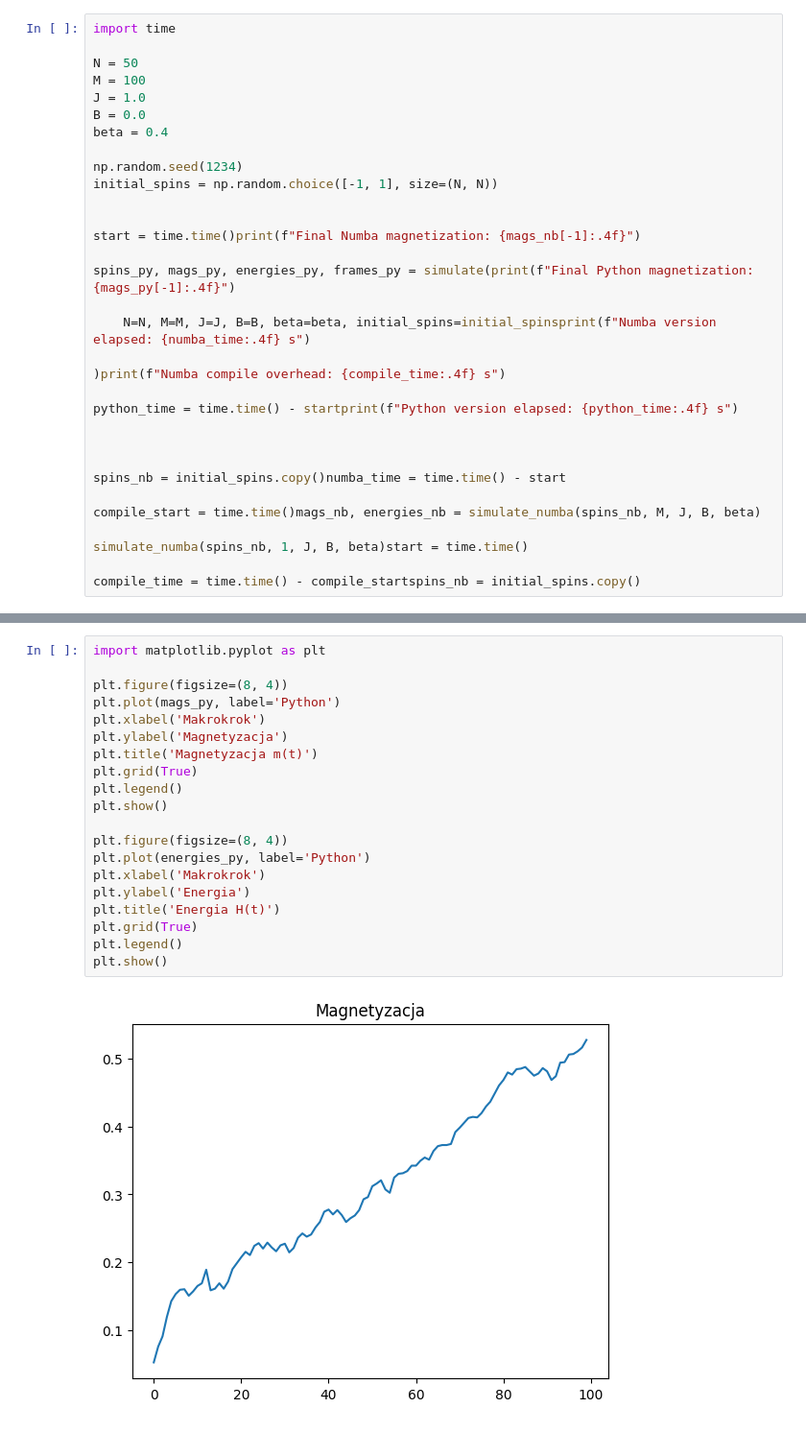
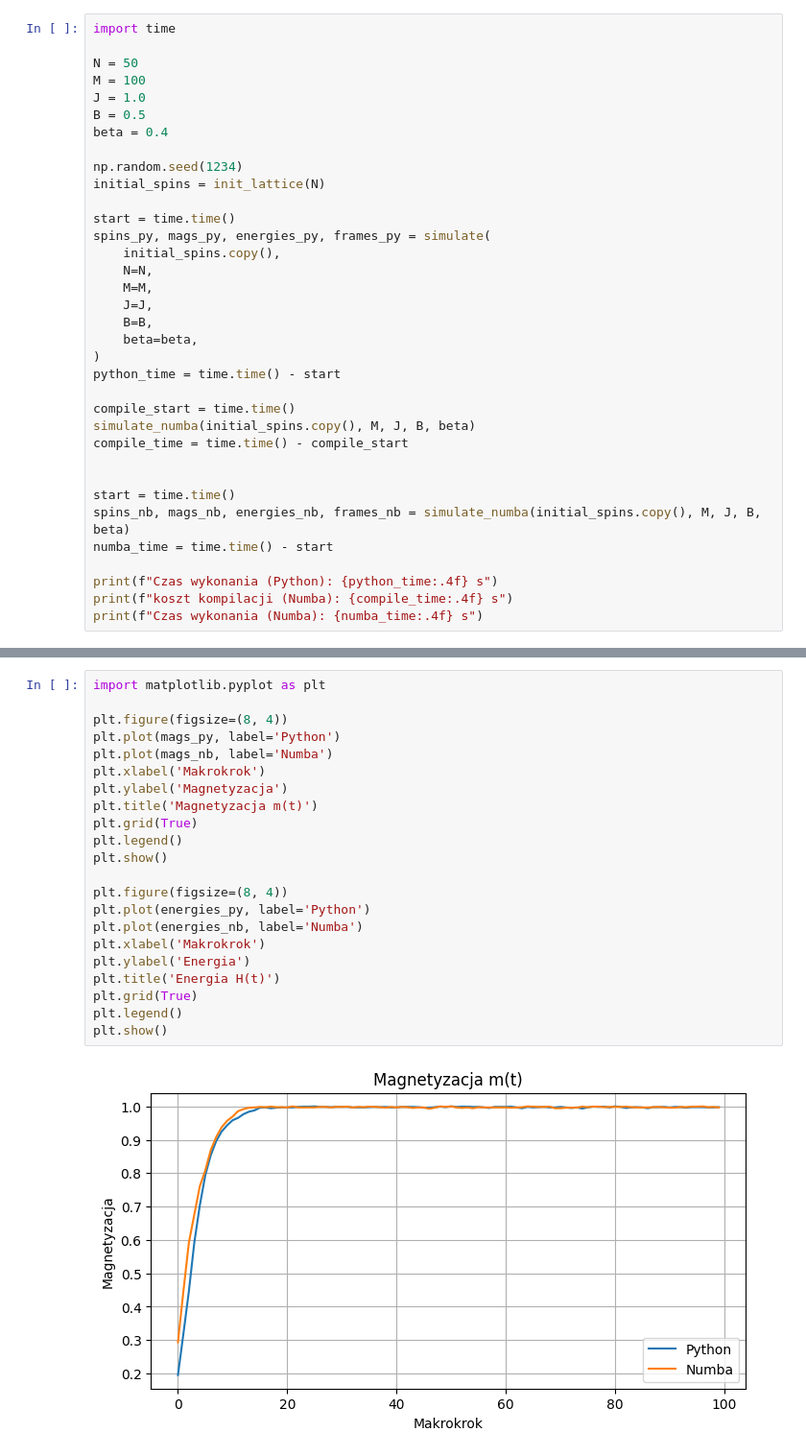
Before and after one commit to Anna01197/podejscie3, a Jupyter notebook: zadanie3.ipynb, the cells around one changed output, grey strips where cells are left out. Shown at 96% size. Drawn from its saved outputs; the diff is of its cells as text.

```diff
--- a/zadanie3.ipynb
+++ b/zadanie3.ipynb
@@ -146,30 +136,33 @@ import time
 N = 50
 M = 100
 J = 1.0
-B = 0.0
+B = 0.5
 beta = 0.4
 
 np.random.seed(1234)
-initial_spins = np.random.choice([-1, 1], size=(N, N))
+initial_spins = init_lattice(N)
+
+start = time.time()
+spins_py, mags_py, energies_py, frames_py = simulate(
+    initial_spins.copy(),
+    N=N,
+    M=M,
+    J=J,
+    B=B,
+    beta=beta,
+)
+python_time = time.time() - start
+
+compile_start = time.time()
+simulate_numba(initial_spins.copy(), M, J, B, beta)
+compile_time = time.time() - compile_start
 
 
-start = time.time()print(f"Final Numba magnetization: {mags_nb[-1]:.4f}")
+start = time.time()
+spins_nb, mags_nb, energies_nb, frames_nb = simulate_numba(initial_spins.copy(), M, J, B, beta)
+numba_time = time.time() - start
 
-spins_py, mags_py, energies_py, frames_py = simulate(print(f"Final Python magnetization: {mags_py[-1]:.4f}")
-
-    N=N, M=M, J=J, B=B, beta=beta, initial_spins=initial_spinsprint(f"Numba version elapsed: {numba_time:.4f} s")
-
-)print(f"Numba compile overhead: {compile_time:.4f} s")
-
-python_time = time.time() - startprint(f"Python version elapsed: {python_time:.4f} s")
-
-
-
-spins_nb = initial_spins.copy()numba_time = time.time() - start
-
-compile_start = time.time()mags_nb, energies_nb = simulate_numba(spins_nb, M, J, B, beta)
-
-simulate_numba(spins_nb, 1, J, B, beta)start = time.time()
-
-compile_time = time.time() - compile_startspins_nb = initial_spins.copy()
+print(f"Czas wykonania (Python): {python_time:.4f} s")
+print(f"koszt kompilacji (Numba): {compile_time:.4f} s")
+print(f"Czas wykonania (Numba): {numba_time:.4f} s")
 # %% [output]
@@ -178,22 +189,24 @@ Numba: 0.015542030334472656
 # %%
 import matplotlib.pyplot as plt
 
 plt.figure(figsize=(8, 4))
 plt.plot(mags_py, label='Python')
+plt.plot(mags_nb, label='Numba')
 plt.xlabel('Makrokrok')
 plt.ylabel('Magnetyzacja')
 plt.title('Magnetyzacja m(t)')
 plt.grid(True)
 plt.legend()
 plt.show()
 
 plt.figure(figsize=(8, 4))
 plt.plot(energies_py, label='Python')
+plt.plot(energies_nb, label='Numba')
 plt.xlabel('Makrokrok')
 plt.ylabel('Energia')
 plt.title('Energia H(t)')
 plt.grid(True)
 plt.legend()
 plt.show()
 # %% [output]
-[figure, old version]
+[figure, new version]
```
Also changed, not shown: parts of 6 cells of this notebook, 1 other file.
